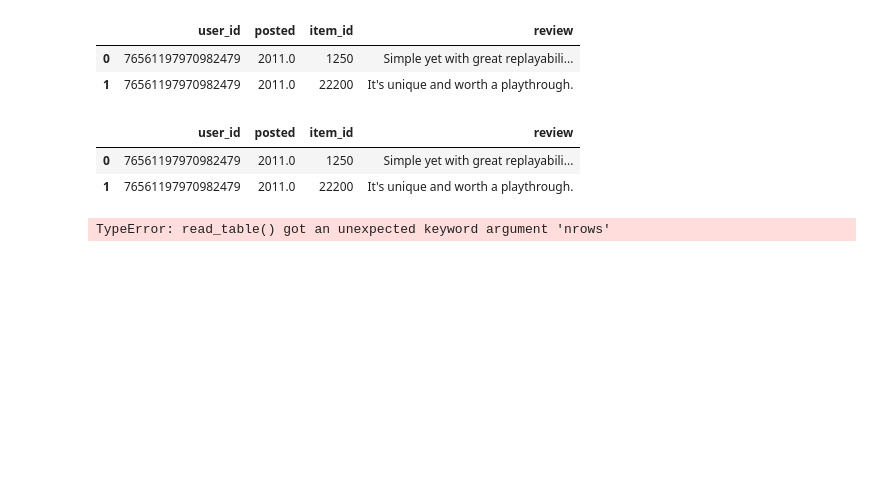
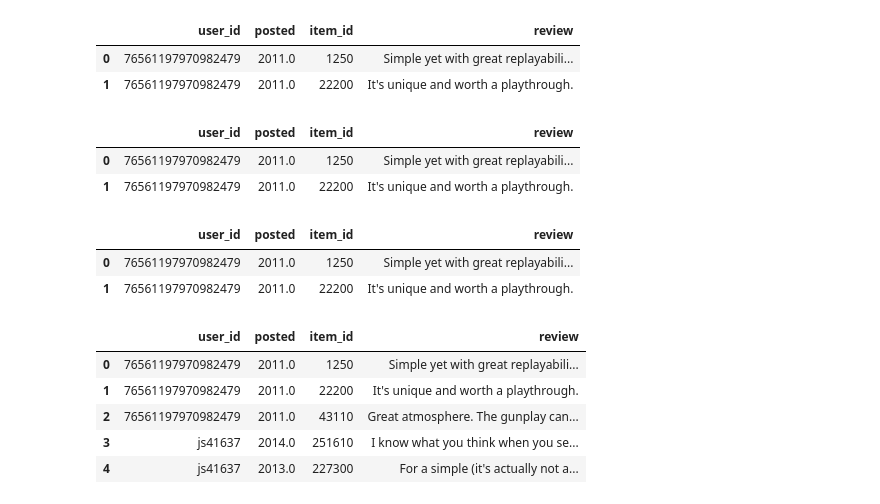
Before and after one commit to mteresalaurac/Games, a Jupyter notebook: reviews.ipynb, the cells around one changed output. Cells and saved outputs as stored; diff of their text form; code cells hidden in the pictures; blank space fills up the shorter version.

```diff
--- a/reviews.ipynb
+++ b/reviews.ipynb
@@ -243,8 +243,19 @@ reviews_final.head(2)
 | 0 | 76561197970982479 | 2011.0 | 1250 | Simple yet with great replayabili... |
 | 1 | 76561197970982479 | 2011.0 | 22200 | It's unique and worth a playthrough. |
 # %%
-reviews_prueba= pd.read_parquet("reviews_final.parquet",nrows=1000)
+reviews_prueba= pd.read_parquet("Archivos_Comprimidos/reviews_final.parquet")
 
 reviews_prueba.head(2)
 # %% [output]
-TypeError: read_table() got an unexpected keyword argument 'nrows'
+|  | user_id | posted | item_id | review |
+| 0 | 76561197970982479 | 2011.0 | 1250 | Simple yet with great replayabili... |
+| 1 | 76561197970982479 | 2011.0 | 22200 | It's unique and worth a playthrough. |
+# %%
+reviews_prueba.head(5)
+# %% [output]
+|  | user_id | posted | item_id | review |
+| 0 | 76561197970982479 | 2011.0 | 1250 | Simple yet with great replayabili... |
+| 1 | 76561197970982479 | 2011.0 | 22200 | It's unique and worth a playthrough. |
+| 2 | 76561197970982479 | 2011.0 | 43110 | Great atmosphere. The gunplay can... |
+| 3 | js41637 | 2014.0 | 251610 | I know what you think when you se... |
+| 4 | js41637 | 2013.0 | 227300 | For a simple (it's actually not a... |
```
Also changed, not shown: parts of 2 cells of this notebook.
